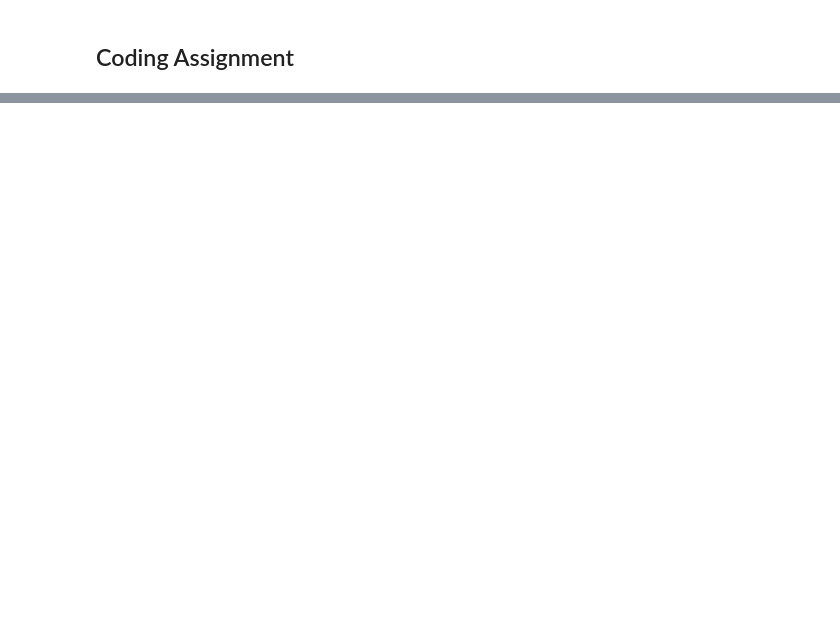
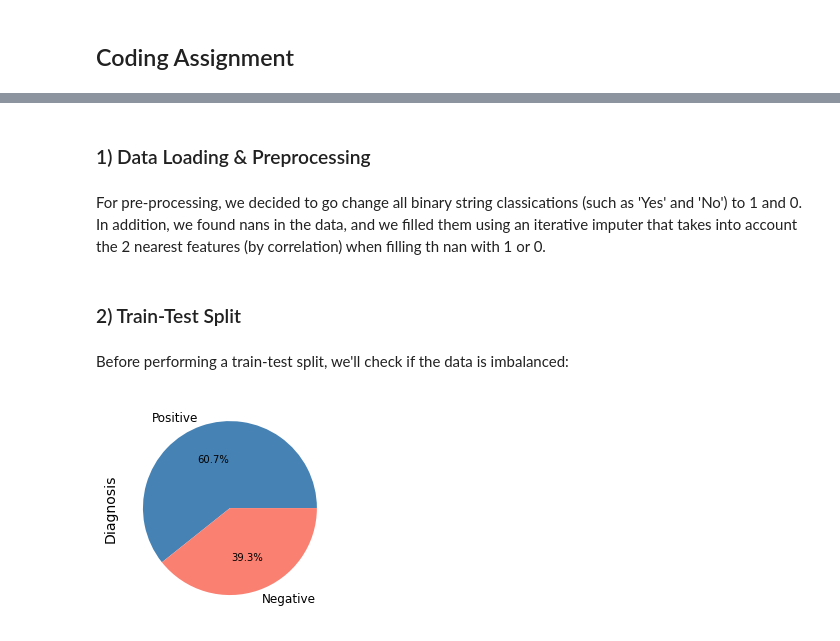
Before and after one commit to mlh-master/hw2_mlh-nathan-and-dekel, a Jupyter notebook: HW2_NoteBook.ipynb, the cells around one changed output, grey strips where cells are left out. Saved outputs shown, nothing was run; the diff lists cells and outputs as text; code cells hidden in the pictures; blank space fills up the shorter version.

```diff
--- a/HW2_NoteBook.ipynb
+++ b/HW2_NoteBook.ipynb
@@ -38,0 +59,38 @@ array([[<AxesSubplot:title={'center':'Age'}>,
+# %% [markdown]
+### 1) Data Loading & Preprocessing
+# %% [markdown]
+For pre-processing, we decided to go change all binary string classications (such as 'Yes' and 'No') to 1 and 0. In addition, we found nans in the data, and we filled them using an iterative imputer that takes into account the 2 nearest features (by correlation) when filling th nan with 1 or 0.
+# %%
+from sklearn.experimental import enable_iterative_imputer
+from sklearn.impute import IterativeImputer
+
+df=pd.read_csv('HW2_data.csv')
+
+#binary encoding of the data:
+df.replace(['Yes', 'Positive', 'No', 'Negative', 'Male', 'Female'], [1, 1, 0, 0, 1, 0],inplace=True)
+
+#Are they missing values? In which columns?
+dicNa={}
+for column in df.columns:
+    dicNa[column]=df[column].isna().sum()
+
+#iterative imputing:
+df_train = df.iloc[0:500, :]
+imp_most_freq = IterativeImputer(max_iter=100, n_nearest_features=2, random_state=42, initial_strategy='most_frequent')
+imp_most_freq.fit(df_train)
+df_new = imp_most_freq.transform(df).copy()
+df_new = df_new.round()
+df_new = pd.DataFrame(df_new)
+df_new.columns = df.columns
+# %% [markdown]
+### 2) Train-Test Split
+# %% [markdown]
+Before performing a train-test split, we'll check if the data is imbalanced:
+# %%
+X = df_new.drop('Diagnosis', axis=1)
+y = df_new.loc[:, 'Diagnosis']
+
+y.value_counts().plot(kind="pie", labels=['Positive','Negative'], colors = ['steelblue', 'salmon'], autopct='%1.1f%%')
+plt.show()
+# %% [output]
+[figure, added]
```
Also changed, not shown: parts of 71 cells of this notebook, 2 other files.
